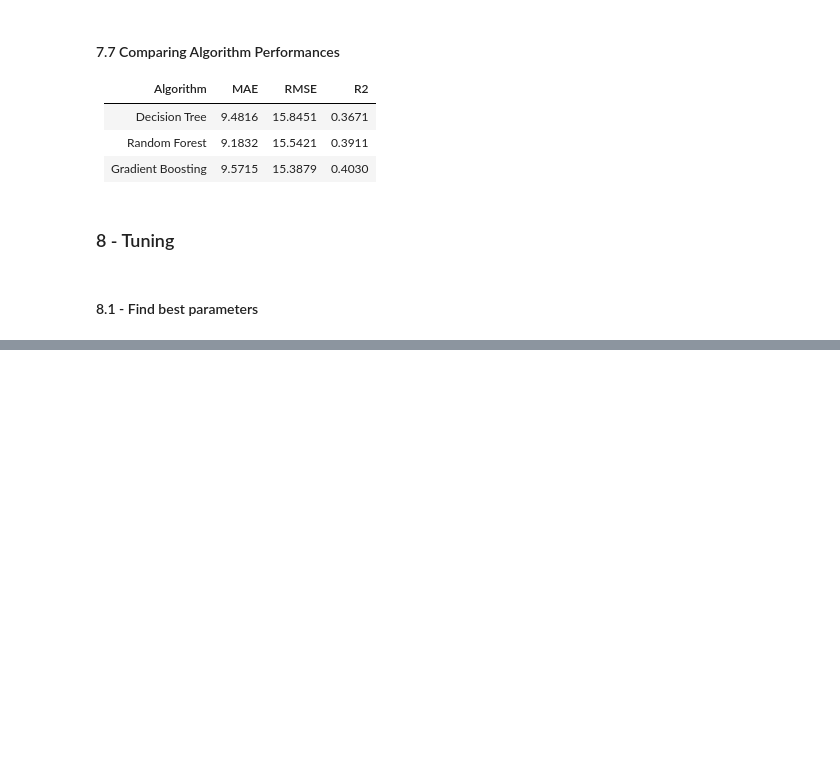
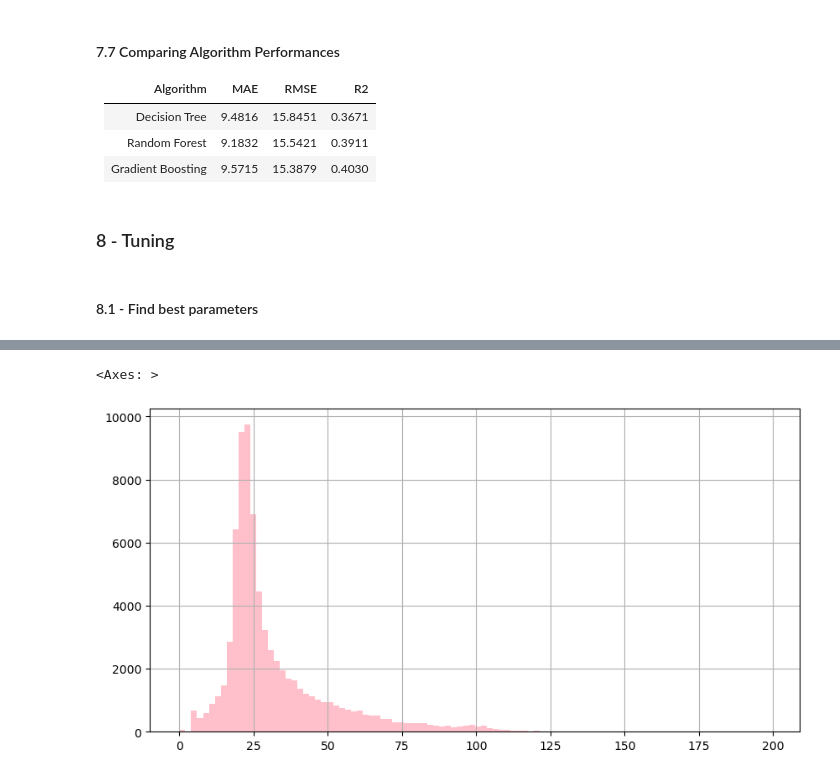
Before and after one commit to Meechymeech/New-York-Taxi-Analysis, a Jupyter notebook: Presentable Notebook.ipynb, the cells around one changed output, grey strips where cells are left out. Cells and saved outputs as stored; diff of their text form; code cells hidden in the pictures; blank space fills up the shorter version.

```diff
--- a/Presentable Notebook.ipynb
+++ b/Presentable Notebook.ipynb
@@ -1169,0 +1332,6 @@ results.plot(figsize=(20,10), kind='scatter', color='pink', x='true', y='pred')
+# %%
+
+nyc_taxi_with_weather['total_amount'].hist(bins=100, figsize=(10,5), color='pink')
+# %% [output]
+<Axes: >
+[figure, added]
```
Also changed, not shown: parts of 26 cells of this notebook.
